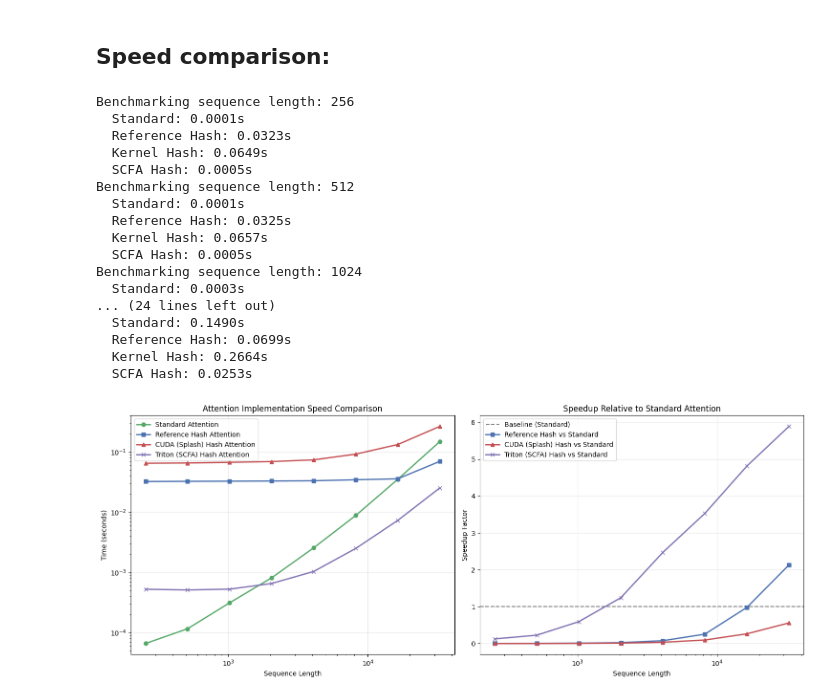
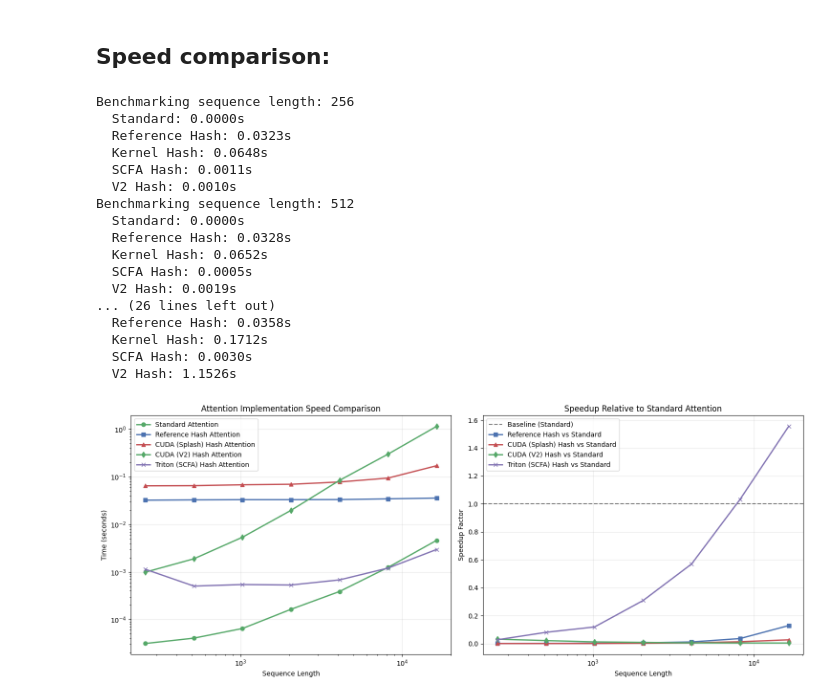
Before and after one commit to raayandhar/SCFA, a Jupyter notebook: benchmark/attention_benchmarks.ipynb, the cells around one changed output. Drawn from its saved outputs; the diff is of its cells as text; code cells hidden in the pictures.

```diff
--- a/benchmark/attention_benchmarks.ipynb
+++ b/benchmark/attention_benchmarks.ipynb
@@ -528,8 +467,8 @@ def reference_hash_attn(q, k, v, num_buckets: int, sm_scale: float = 1.0, vector
                 out[b, h, q_indices] += partial_prod
     return out
 
-q = torch.randn(1, 1, 100, 20, device = "cuda", dtype=torch.float32)
-k = torch.randn(1, 1, 100, 20, device = "cuda", dtype=torch.float32)
-v = torch.randn(1, 1, 100, 20, device = "cuda", dtype=torch.float32)
+q = torch.randn(1, 1, 100, 20, device = "cuda", dtype=torch.bfloat16)
+k = torch.randn(1, 1, 100, 20, device = "cuda", dtype=torch.bfloat16)
+v = torch.randn(1, 1, 100, 20, device = "cuda", dtype=torch.bfloat16)
 reference_hash_attn(q, k, v, num_buckets=4)
 # %% [output]
@@ -684,0 +641,12 @@ Mean absolute error:  tensor(0.0006, device='cuda:0')
+# %%
+import torch
+from torch.nn import functional as F
+from torch.utils.cpp_extension import load
+import os
+
+os.environ["TORCH_CUDA_ARCH_LIST"] = "8.6" # for our RTX 3090. Modify for your own GPU.
+os.environ["MAX_JOBS"] = "16" # use some of Bentham's many cores
+v2_hash_sparse_attn_kernel = load(
+    name="v2_hash_sparse_attn", sources=[os.path.normpath(os.path.join(os.getcwd(), "../source/v2/hash_sparse_forward.cu"))],
+                                  extra_cuda_cflags=["-O2"],
+)
@@ -696,6 +716,7 @@ def benchmark_attention_methods(seq_lens, d_model=64, num_heads=8, num_buckets=1
         'standard_attention': [],
         'reference_hash_attention': [],
         'kernel_hash_attention': [],
+        'v2_hash_attention': [],
         'scfa_hash_attention': []
     }
 
@@ -704,12 +725,12 @@ def benchmark_attention_methods(seq_lens, d_model=64, num_heads=8, num_buckets=1
 
         # Generate test data
         B, H, N, D = 1, num_heads, seq_len, d_model
-        q = torch.randn(B, H, N, D, device="cuda", dtype=torch.float32)
-        k = torch.randn(B, H, N, D, device="cuda", dtype=torch.float32)
-        v = torch.randn(B, H, N, D, device="cuda", dtype=torch.float32)
+        q = torch.randn(B, H, N, D, device="cuda", dtype=torch.bfloat16)
+        k = torch.randn(B, H, N, D, device="cuda", dtype=torch.bfloat16)
+        v = torch.randn(B, H, N, D, device="cuda", dtype=torch.bfloat16)
 
         # Create shared vector hash for fair comparison
-        standard_vector_hash = get_vector_hash(D=D, num_buckets=num_buckets, device="cuda")
+        standard_vector_hash = get_vector_hash(D=D, num_buckets=num_buckets, device="cuda", dtype=torch.bfloat16)
 
         # Warm up GPU
         for _ in range(3):
@@ -743,6 +764,14 @@ def benchmark_attention_methods(seq_lens, d_model=64, num_heads=8, num_buckets=1
             torch.cuda.synchronize()
             times_kernel.append(time.time() - start_time)
 
+        # Benchmark v2 hash attention
+        times_v2 = []
+        for _ in range(num_trials):
+            start_time = time.time()
+            _ = v2_hash_sparse_attn(q, k, v, num_buckets=num_buckets, vector_hash=standard_vector_hash)
+            torch.cuda.synchronize()
+            times_v2.append(time.time() - start_time)
+
         # Benchmark SCFA hash attention
         times_scfa = []
         for _ in range(num_trials):
@@ -756,16 +785,18 @@ def benchmark_attention_methods(seq_lens, d_model=64, num_heads=8, num_buckets=1
         results['standard_attention'].append(sum(times_standard) / len(times_standard))
         results['reference_hash_attention'].append(sum(times_reference) / len(times_reference))
         results['kernel_hash_attention'].append(sum(times_kernel) / len(times_kernel))
+        results['v2_hash_attention'].append(sum(times_v2) / len(times_v2))
         results['scfa_hash_attention'].append(sum(times_scfa) / len(times_scfa))
 
         print(f"  Standard: {results['standard_attention'][-1]:.4f}s")
         print(f"  Reference Hash: {results['reference_hash_attention'][-1]:.4f}s")
         print(f"  Kernel Hash: {results['kernel_hash_attention'][-1]:.4f}s")
         print(f"  SCFA Hash: {results['scfa_hash_attention'][-1]:.4f}s")
+        print(f"  V2 Hash: {results['v2_hash_attention'][-1]:.4f}s")
     return results
 
 # Run benchmark
-seq_lengths = [256, 512, 1024, 2048, 4096, 8192, 16384, 32768]
+seq_lengths = [256, 512, 1024, 2048, 4096, 8192, 16384]
 benchmark_results = benchmark_attention_methods(seq_lengths)
 
 # Plot results
@@ -775,6 +806,7 @@ fig, (ax1, ax2) = plt.subplots(1, 2, figsize=(15, 6))
 ax1.plot(benchmark_results['seq_lens'], benchmark_results['standard_attention'], 'o-', label='Standard Attention', linewidth=2, color = "#55A868")
 ax1.plot(benchmark_results['seq_lens'], benchmark_results['reference_hash_attention'], 's-', label='Reference Hash Attention', linewidth=2, color = "#4C72B0")
 ax1.plot(benchmark_results['seq_lens'], benchmark_results['kernel_hash_attention'], '^-', label='CUDA (Splash) Hash Attention', linewidth=2, color = "#C44E52")
+ax1.plot(benchmark_results['seq_lens'], benchmark_results['v2_hash_attention'], 'd-', label='CUDA (V2) Hash Attention', linewidth=2, color = "#55A868")
 ax1.plot(benchmark_results['seq_lens'], benchmark_results['scfa_hash_attention'], 'x-', label='Triton (SCFA) Hash Attention', linewidth=2, color = "#8172B2")
 ax1.set_xlabel('Sequence Length')
 ax1.set_ylabel('Time (seconds)')
@@ -788,54 +820,58 @@ ax1.grid(True, alpha=0.3)
 standard_times = benchmark_results['standard_attention']
 reference_speedup = [std/ref for std, ref in zip(standard_times, benchmark_results['reference_hash_attention'])]
 kernel_speedup = [std/ker for std, ker in zip(standard_times, benchmark_results['kernel_hash_attention'])]
+v2_speedup = [std/v2 for std, v2 in zip(standard_times, benchmark_results['v2_hash_attention'])]
 scfa_speedup = [std/scfa for std, scfa in zip(standard_times, benchmark_results['scfa_hash_attention'])]
 
 ax2.axhline(y=1, color='black', linestyle='--', alpha=0.5, label='Baseline (Standard)')
 ax2.plot(benchmark_results['seq_lens'], reference_speedup, 's-', label='Reference Hash vs Standard', linewidth=2, color = "#4C72B0")
 ax2.plot(benchmark_results['seq_lens'], kernel_speedup, '^-', label='CUDA (Splash) Hash vs Standard', linewidth=2, color = "#C44E52")
+ax2.plot(benchmark_results['seq_lens'], v2_speedup, 'd-', label='CUDA (V2) Hash vs Standard', linewidth=2, color = "#55A868")
 ax2.plot(benchmark_results['seq_lens'], scfa_speedup, 'x-', label='Triton (SCFA) Hash vs Standard', linewidth=2, color = "#8172B2")
 ax2.set_xlabel('Sequence Length')
 ax2.set_ylabel('Speedup Factor')
 ax2.set_title('Speedup Relative to Standard Attention')
 ax2.set_xscale('log')
 ax2.legend()
 ax2.grid(True, alpha=0.3)
 
 plt.tight_layout()
 plt.show()
 
 # Print summary table
 print("\nBenchmark Summary:")
 print("=" * 80)
-print(f"{'Seq Len':<10} {'Standard (s)':<15} {'Reference (s)':<15} {'Kernel (s)':<15} {'Ref Speedup':<12} {'Kernel Speedup':<15} {'SCFA (s)':<15} {'SCFA Speedup':<15}")
+print(f"{'Seq Len':<10} {'Standard (s)':<15} {'Reference (s)':<15} {'Kernel (s)':<15} {'Ref Speedup':<12} {'Kernel Speedup':<15} {'SCFA (s)':<15} {'SCFA Speedup':<15} {'V2 (s)':<15} {'V2 Speedup':<15}")
 print("-" * 80)
 for i, seq_len in enumerate(benchmark_results['seq_lens']):
     std_time = benchmark_results['standard_attention'][i]
     ref_time = benchmark_results['reference_hash_attention'][i]
     ker_time = benchmark_results['kernel_hash_attention'][i]
+    v2_time = benchmark_results['v2_hash_attention'][i]
+    scfa_time = benchmark_results['scfa_hash_attention'][i]
     ref_speedup = std_time / ref_time
     ker_speedup = std_time / ker_time
-    scfa_time = benchmark_results['scfa_hash_attention'][i]
+    v2_speedup = std_time / v2_time
     scfa_speedup = std_time / scfa_time
-    print(f"{seq_len:<10} {std_time:<15.4f} {ref_time:<15.4f} {ker_time:<15.4f} {ref_speedup:<12.2f}x {ker_speedup:<15.2f}x {scfa_time:<15.4f} {scfa_speedup:<15.2f}x")
+    print(f"{seq_len:<10} {std_time:<15.4f} {ref_time:<15.4f} {ker_time:<15.4f} {v2_time:<15.4f} {scfa_time:<15.4f} {ref_speedup:<12.2f}x {ker_speedup:<15.2f}x {v2_speedup:<15.2f}x {scfa_speedup:<15.2f}x")
 # %% [output]
 Benchmarking sequence length: 256
-  Standard: 0.0001s
+  Standard: 0.0000s
   Reference Hash: 0.0323s
-  Kernel Hash: 0.0649s
+  Kernel Hash: 0.0648s
+  SCFA Hash: 0.0011s
+  V2 Hash: 0.0010s
+Benchmarking sequence length: 512
+  Standard: 0.0000s
+  Reference Hash: 0.0328s
+  Kernel Hash: 0.0652s
   SCFA Hash: 0.0005s
-Benchmarking sequence length: 512
-  Standard: 0.0001s
-  Reference Hash: 0.0325s
-  Kernel Hash: 0.0657s
-  SCFA Hash: 0.0005s
-Benchmarking sequence length: 1024
-  Standard: 0.0003s
-... (24 lines left out)
-  Standard: 0.1490s
-  Reference Hash: 0.0699s
-  Kernel Hash: 0.2664s
-  SCFA Hash: 0.0253s
+  V2 Hash: 0.0019s
+... (26 lines left out)
+  Reference Hash: 0.0358s
+  Kernel Hash: 0.1712s
+  SCFA Hash: 0.0030s
+  V2 Hash: 1.1526s
-[figure, old version]
+[figure, new version]
 Benchmark Summary:
 ================================================================================
```
Also changed, not shown: parts of 17 cells of this notebook, 1 other file.
